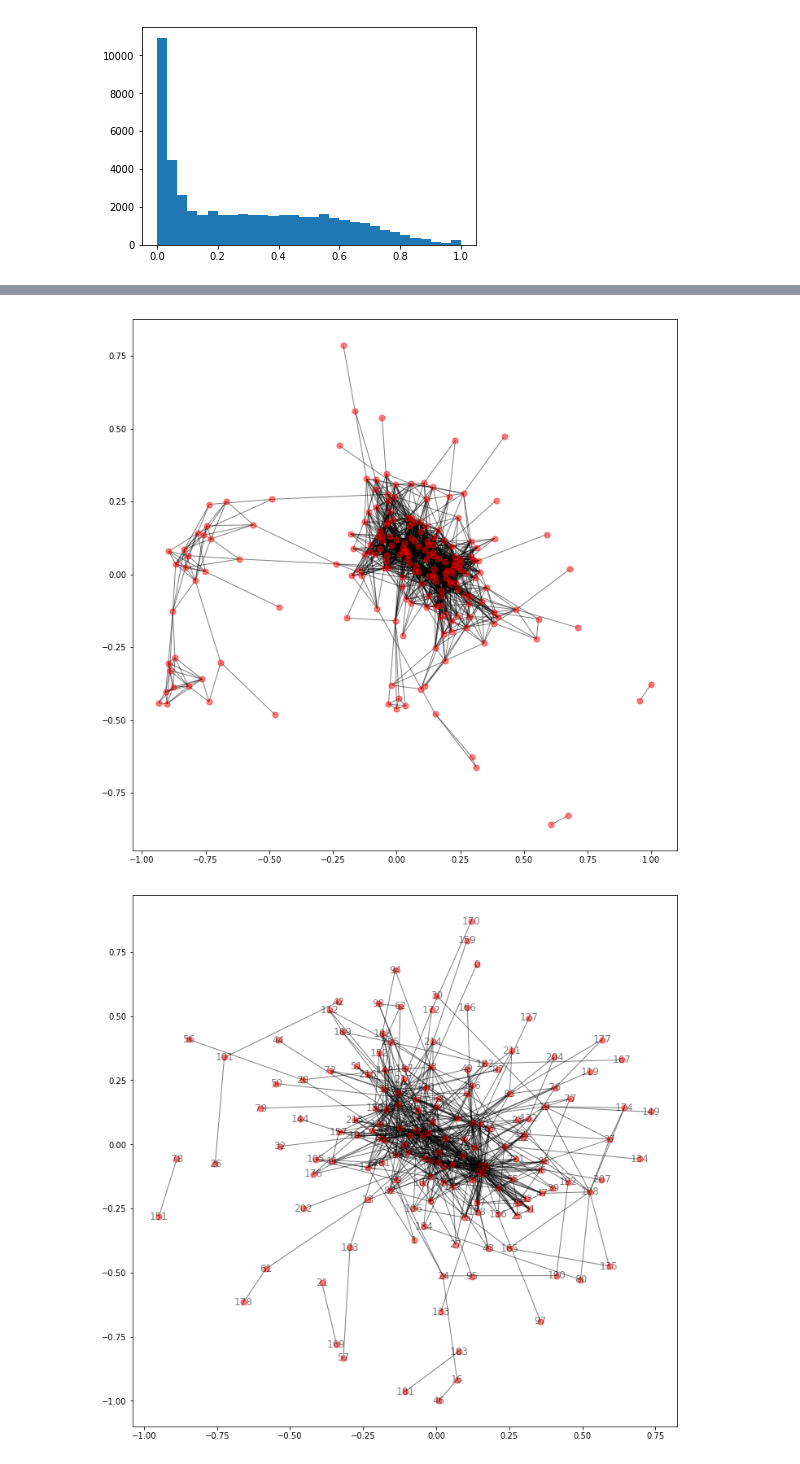
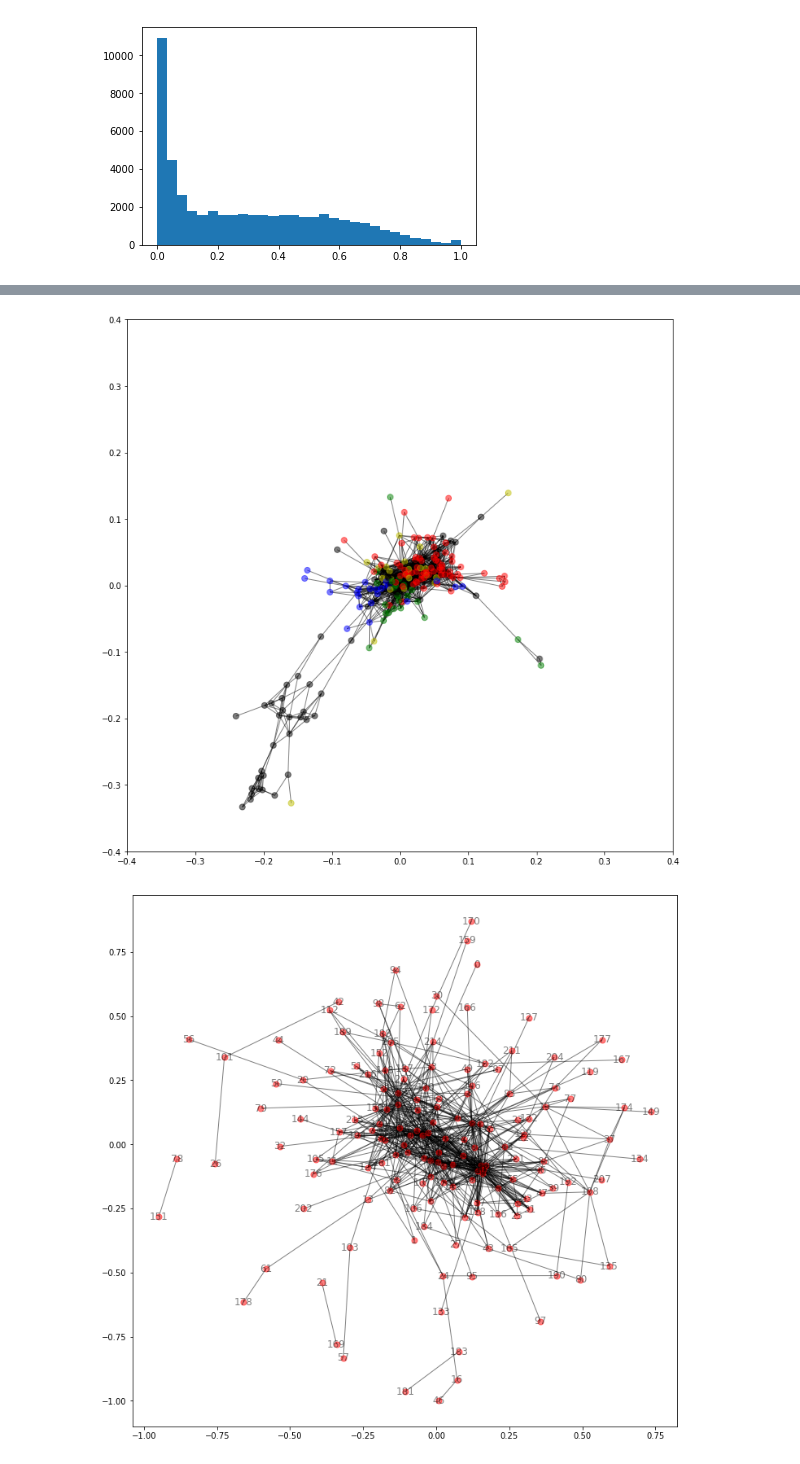
Before and after one commit to alexanderheilman/recipe-vectorizer, a Jupyter notebook: notebooks/chili-graph.ipynb, the cells around one changed output, grey strips where cells are left out. Saved outputs shown, nothing was run; the diff lists cells and outputs as text; code cells hidden in the pictures.

Commit message:
Color coded graph and confirmed that it is working!

```diff
--- a/notebooks/chili-graph.ipynb
+++ b/notebooks/chili-graph.ipynb
@@ -132,3 +118,7 @@ array([[ 9.60359634e-01, -1.73708093e-02, -1.09492075e-02, ...,
+# %%
+label_names = get_label_names(chili_recipes, 3)
+label_nums = get_label_numbers(label_names, limit=5)
+#label_nums
 # %%
 M1 = np.array([[0  ,.01,  0, 0],
                [.01,  0,  1,.5],
@@ -194,26 +154,31 @@ array([[1.        , 0.5873072 , 0.        , ..., 0.68208905, 0.        ,
 # %%
 G_weighted = nx.Graph()
+node_colors = []
+for i, num in enumerate(label_nums):
+    G_weighted.add_node(i)
+    node_colors.append(np.array(['r','y','g','b','k'])[num])
 edges_to_show = []
 for i, row in enumerate(cosine_sims):
     for j in range(i+1, len(cosine_sims)):
         if cosine_sims[i,j] > 0.7:
-            G_weighted.add_edge(i, j, weight=10*cosine_sims[i,j])
+            G_weighted.add_edge(i, j, weight=1000*cosine_sims[i,j])
         if cosine_sims[i,j] > 0.7:
             edges_to_show.append((i,j))
 # %%
 fig, ax = plt.subplots(figsize=(12,12))
-spring = nx.spring_layout(G_weighted, k=.3, weight='weight')
+spring = nx.spring_layout(G_weighted, k=.4, weight='weight')
 nx.draw_networkx(G_weighted,
                  pos=spring,
                  node_size=50,
+                 node_color=node_colors,
                  ax=ax,
                  alpha=0.5,
                  with_labels=False,
                  edgelist=edges_to_show)
-#ax.set_xlim(left=-.5, right=.5)
-#ax.set_ylim(bottom=-.5, top=.5);
+ax.set_xlim(left=-.4, right=.4)
+ax.set_ylim(bottom=-.4, top=.4);
 # %% [output]
-[figure, old version]
+[figure, new version]
 # %%
 bool_matrix = df.values.astype(bool)
 # %%
```
Also changed, not shown: parts of 6 cells of this notebook.
